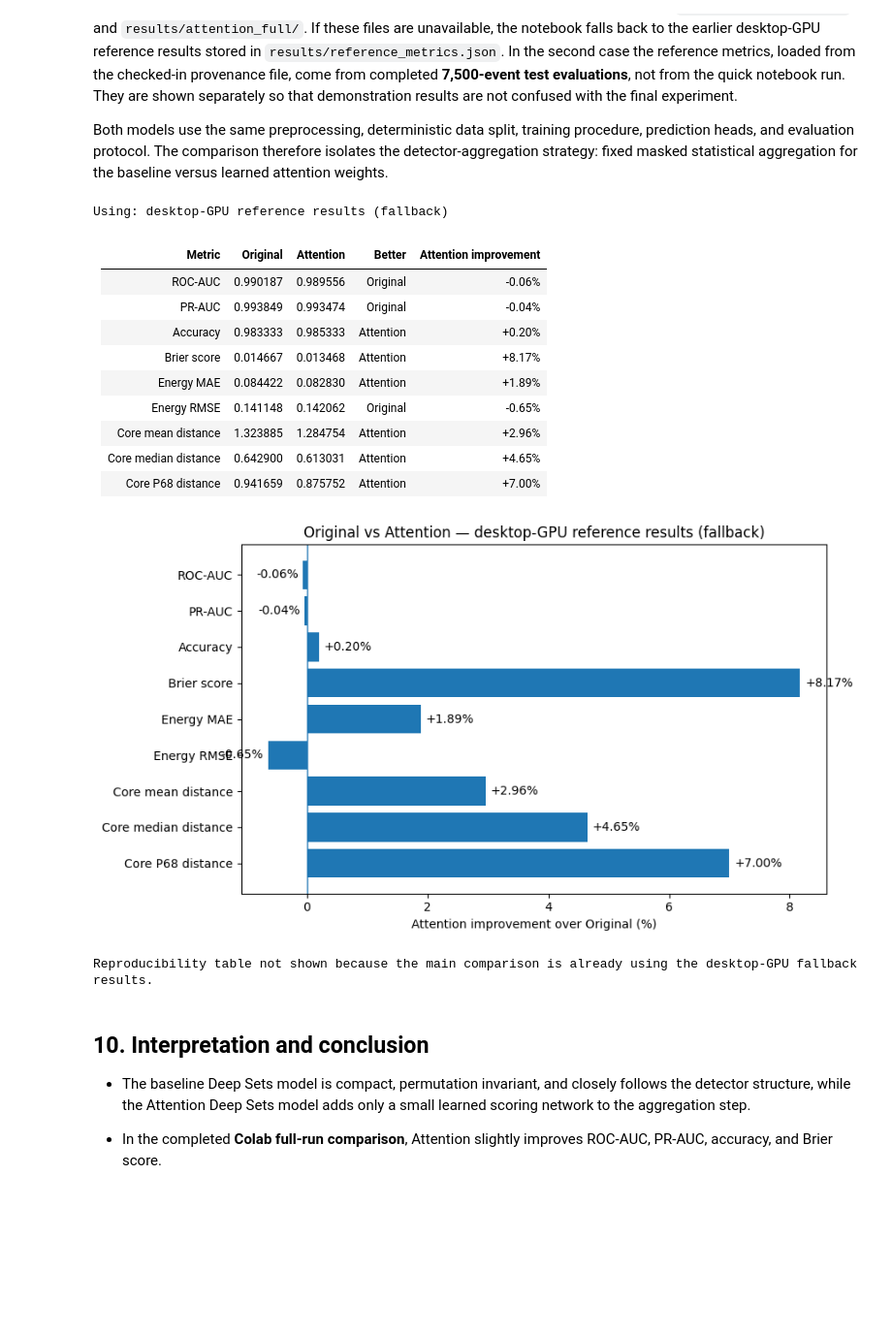
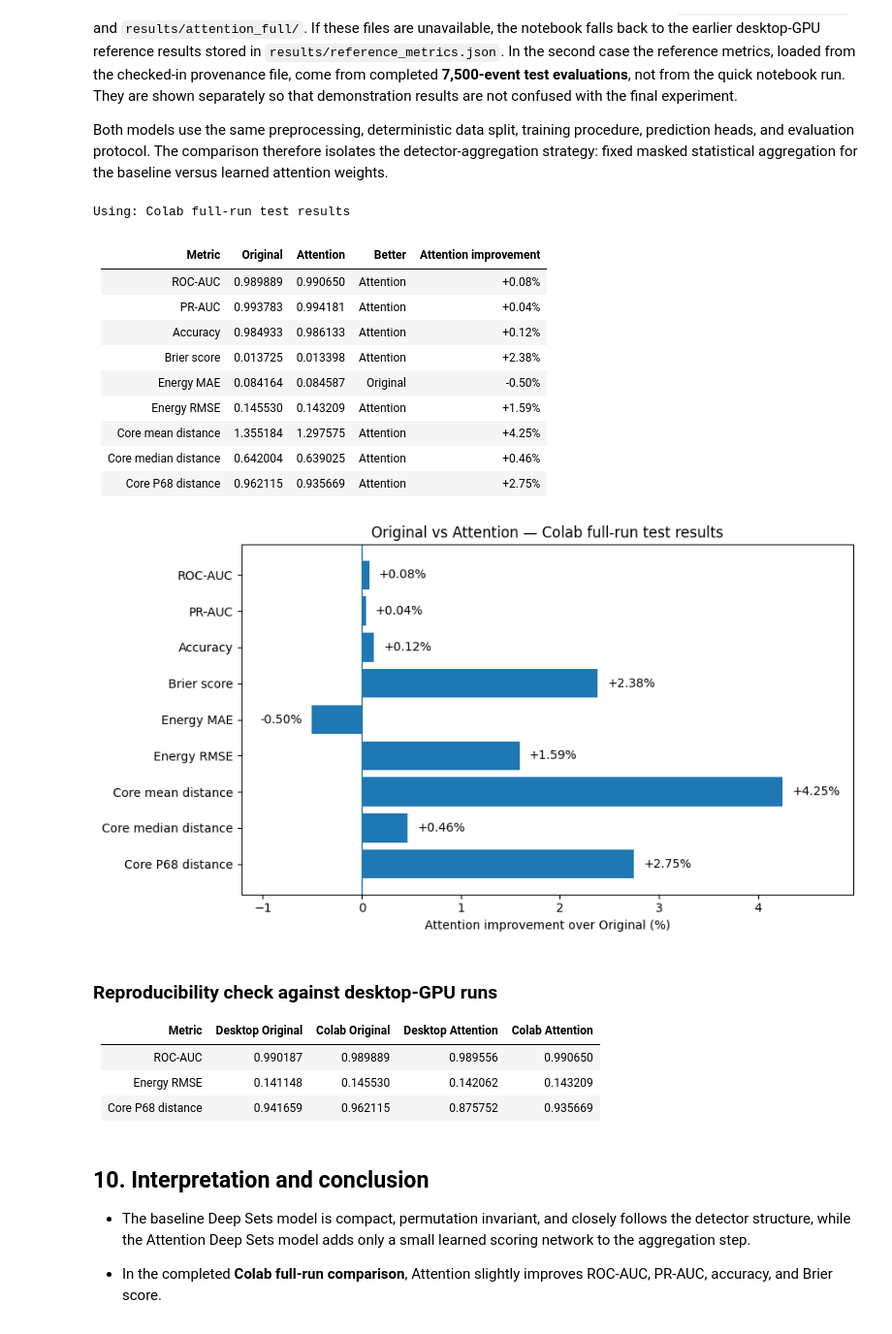
Before and after one commit to smaiti7/cosmic-ray-ml_sm, a Jupyter notebook: Cosmic_Ray_ML_Colab.ipynb, the cells around one changed output. Shown at 97% size. Cells and saved outputs as stored; diff of their text form; code cells hidden in the pictures; blank space fills up the shorter version.

Commit message:
Final modification of the main Colab notebook

```diff
--- a/Cosmic_Ray_ML_Colab.ipynb
+++ b/Cosmic_Ray_ML_Colab.ipynb
@@ -59,16 +59,28 @@ if RUN_MODE == "quick":
     EVALUATE_TEST = False
 
 IN_COLAB = "google.colab" in sys.modules
+
 if IN_COLAB:
     if "YOUR_USERNAME" in REPO_URL:
         raise ValueError("Replace YOUR_USERNAME/YOUR_REPOSITORY before uploading the notebook.")
+
     PROJECT_ROOT = Path("/content/cosmic-ray-ml")
+
     if not (PROJECT_ROOT / ".git").exists():
+        # First run: clone the repository
         subprocess.run(["git", "clone", "--depth", "1", "--branch", REPO_BRANCH, REPO_URL, str(PROJECT_ROOT)], check=True)
+    else:
+        # Repository already exists: update it from GitHub
+        subprocess.run(["git", "-C", str(PROJECT_ROOT), "pull", "--ff-only"], check=True)
+
 else:
     PROJECT_ROOT = Path.cwd().resolve()
+
     if not (PROJECT_ROOT / "cosmic_ml").exists():
         raise RuntimeError("Run this notebook from the repository root.")
+
+
+
 
 if IN_COLAB and USE_GOOGLE_DRIVE:
     from google.colab import drive
@@ -469,16 +481,17 @@ plt.xlabel("Attention improvement over Original (%)")
 plt.title(f"Original vs Attention — {metrics_source}")
 plt.gca().invert_yaxis()
 
-offset = 0.08
-
 for i, value in enumerate(attention_improvements):
-    plt.text(
-        value + offset if value >= 0 else value - offset,
-        i,
+    plt.annotate(
         f"{value:+.2f}%",
+        (value, i),
+        xytext=(8 if value >= 0 else -8, 0),
+        textcoords="offset points",
         va="center",
         ha="left" if value >= 0 else "right",
     )
+
+plt.margins(x=0.15)
 
 plt.tight_layout()
 plt.show()
@@ -511,45 +524,52 @@ if using_colab_results and reference_metrics_path.exists():
     ]
 
     if reproducibility_metrics:
 
         header = (
             "\n### Reproducibility check against desktop-GPU runs\n\n"
             "| Metric | Desktop Original | Colab Original | "
             "Desktop Attention | Colab Attention |\n"
             "|---|---:|---:|---:|---:|\n"
         )
 
         rows = "".join(
             f"| {label} | "
             f"{reference['original'][key]:.6f} | "
             f"{original[key]:.6f} | "
             f"{reference['attention'][key]:.6f} | "
             f"{attention[key]:.6f} |\n"
             for label, key in reproducibility_metrics
         )
 
         display(Markdown(header + rows))
 
 elif not using_colab_results:
     print(
         "Reproducibility table not shown because the main comparison "
         "is already using the desktop-GPU fallback results."
     )
 # %% [output]
-Using: desktop-GPU reference results (fallback)
+Using: Colab full-run test results
 | Metric | Original | Attention | Better | Attention improvement |
 |---|---:|---:|---|---:|
-| ROC-AUC | 0.990187 | 0.989556 | Original | -0.06% |
-| PR-AUC | 0.993849 | 0.993474 | Original | -0.04% |
-| Accuracy | 0.983333 | 0.985333 | Attention | +0.20% |
-| Brier score | 0.014667 | 0.013468 | Attention | +8.17% |
-| Energy MAE | 0.084422 | 0.082830 | Attention | +1.89% |
-| Energy RMSE | 0.141148 | 0.142062 | Original | -0.65% |
-| Core mean distance | 1.323885 | 1.284754 | Attention | +2.96% |
-| Core median distance | 0.642900 | 0.613031 | Attention | +4.65% |
-| Core P68 distance | 0.941659 | 0.875752 | Attention | +7.00% |
+| ROC-AUC | 0.989889 | 0.990650 | Attention | +0.08% |
+| PR-AUC | 0.993783 | 0.994181 | Attention | +0.04% |
+| Accuracy | 0.984933 | 0.986133 | Attention | +0.12% |
+| Brier score | 0.013725 | 0.013398 | Attention | +2.38% |
+| Energy MAE | 0.084164 | 0.084587 | Original | -0.50% |
+| Energy RMSE | 0.145530 | 0.143209 | Attention | +1.59% |
+| Core mean distance | 1.355184 | 1.297575 | Attention | +4.25% |
+| Core median distance | 0.642004 | 0.639025 | Attention | +0.46% |
+| Core P68 distance | 0.962115 | 0.935669 | Attention | +2.75% |
-[figure, old version]
+[figure, new version]
-Reproducibility table not shown because the main comparison is already using the desktop-GPU fallback results.
+
+### Reproducibility check against desktop-GPU runs
+
+| Metric | Desktop Original | Colab Original | Desktop Attention | Colab Attention |
+|---|---:|---:|---:|---:|
+| ROC-AUC | 0.990187 | 0.989889 | 0.989556 | 0.990650 |
+| Energy RMSE | 0.141148 | 0.145530 | 0.142062 | 0.143209 |
+| Core P68 distance | 0.941659 | 0.962115 | 0.875752 | 0.935669 |
 # %% [markdown]
 ## 10. Interpretation and conclusion
 
```
Also changed, not shown: parts of 4 cells of this notebook.
